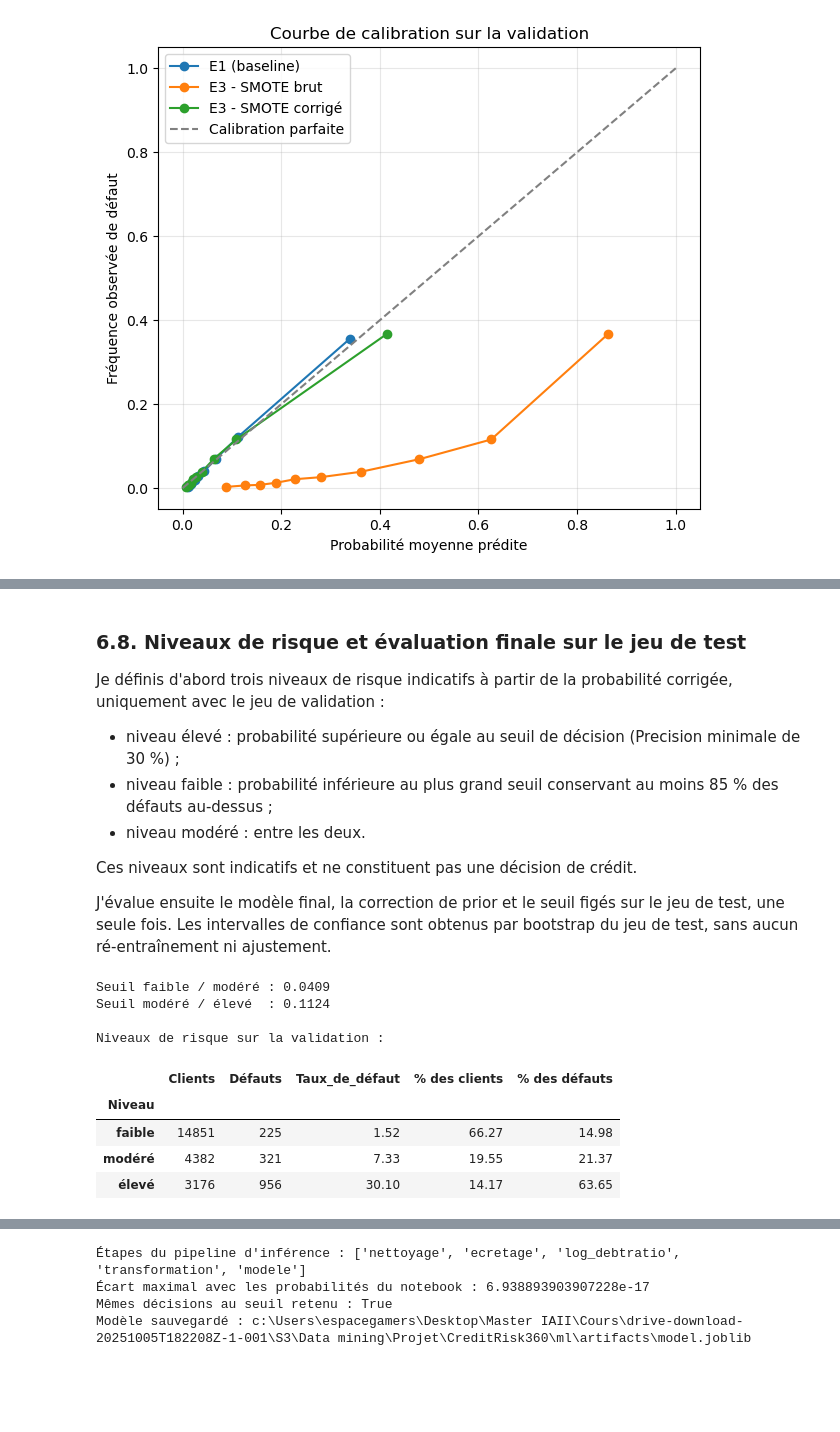
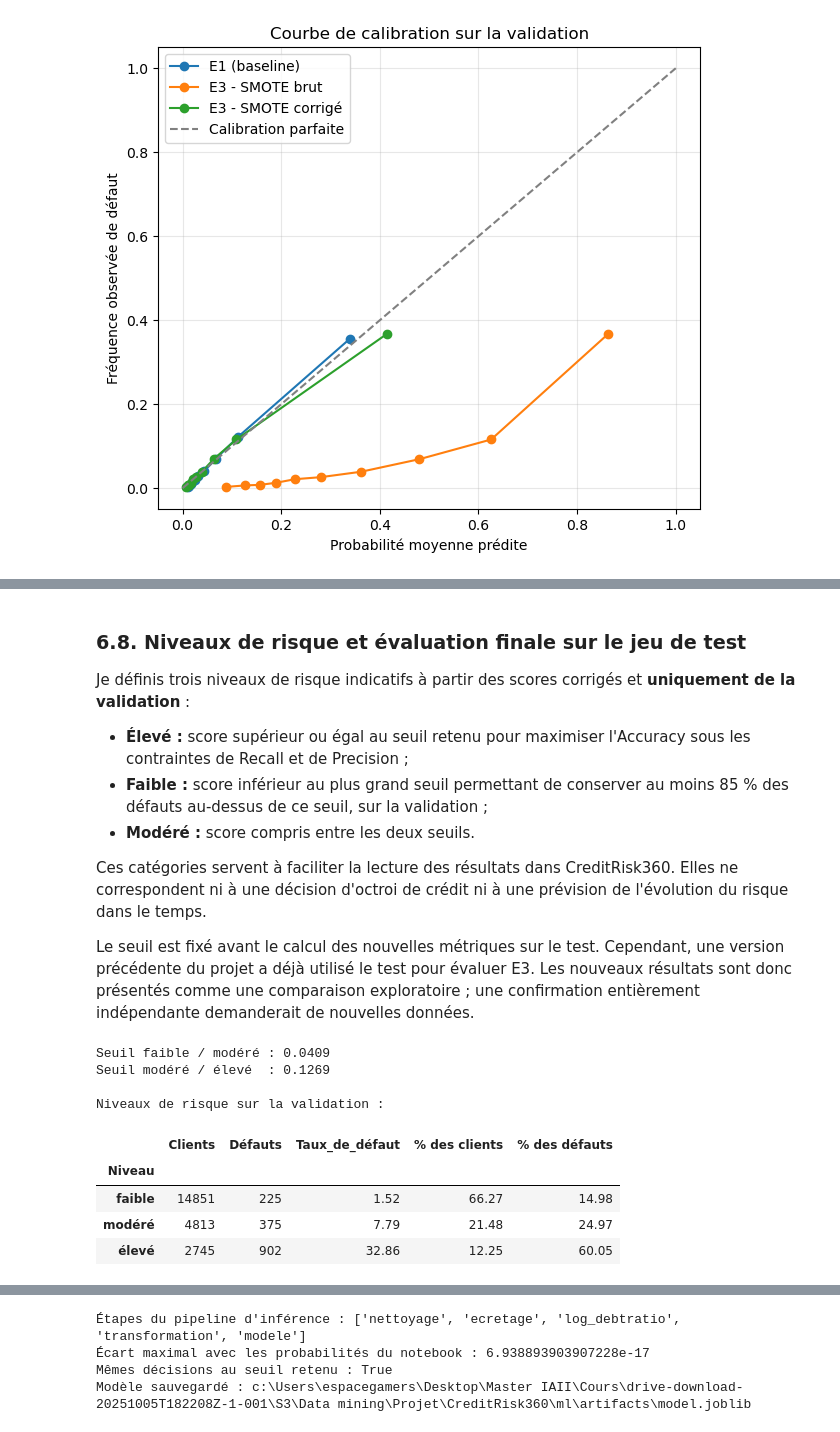
Before and after one commit to omarzinane1/CreditRisk360, a Jupyter notebook: notebooks/credit_scoring.ipynb, the cells around one changed output, grey strips where cells are left out. Drawn from its saved outputs; the diff is of its cells as text; code cells hidden in the pictures; blank space fills up the shorter version.

```diff
--- a/notebooks/credit_scoring.ipynb
+++ b/notebooks/credit_scoring.ipynb
@@ -4317,6 +4319,7 @@ RANDOM_STATE = 42
 # Stockage des modèles et des résultats pour la comparaison finale
 modeles = {}
 resultats_validation = []
+resultats_cv = {}
 
 
 def evaluer(modele, X, y, seuil=0.5, nom="Modèle"):
@@ -4392,6 +4395,7 @@ scores_cv = cross_validate(
              "Recall": "recall"},
     n_jobs=1
 )
+resultats_cv["E1 - Baseline"] = scores_cv
 print("Validation croisée sur le train (moyenne ± écart-type) :")
 for nom_metrique in ["Average Precision", "ROC-AUC", "Recall"]:
     valeurs = scores_cv["test_" + nom_metrique]
@@ -4771,3 +4807,17 @@ Seuil maximisant le F1 (validation) :
 | 0 | E1 - Baseline | 0.1711 | 0.4021 | 0.4774 | 0.4365 |
 | 1 | E2 - class_weight | 0.7361 | 0.3917 | 0.5186 | 0.4463 |
 | 2 | E3 - SMOTE | 0.7269 | 0.3832 | 0.5300 | 0.4448 |
+# %%
+# Résultats moyens des cinq plis de validation croisée sur le train
+lignes_cv = []
+for nom, scores in resultats_cv.items():
+    lignes_cv.append({
+        "Modèle": nom,
+        "Average Precision (moyenne)": scores["test_Average Precision"].mean(),
+        "AP (écart-type)": scores["test_Average Precision"].std(),
+        "ROC-AUC (moyenne)": scores["test_ROC-AUC"].mean(),
+        "ROC-AUC (écart-type)": scores["test_ROC-AUC"].std(),
+        "Recall à 0,5 (moyenne)": scores["test_Recall"].mean(),
+    })
+print("Validation croisée stratifiée (5 plis du train) :")
+display(pd.DataFrame(lignes_cv).set_index("Modèle").round(4))
@@ -4865,6 +4949,7 @@ Je fixe ensuite le seuil de décision sur la validation selon un critère décla
 # %%
 from sklearn.calibration import calibration_curve
 from sklearn.metrics import brier_score_loss
+from scipy.special import expit, logit
 
 # Modèle final : "E3 - SMOTE" ou "E2 - class_weight"
 MODELE_FINAL = "E3 - SMOTE"
@@ -4880,8 +4965,8 @@ print("Correction ajoutée au logit :", round(decalage, 3))
 
 # 2. Probabilités brutes et corrigées sur la validation
 z_final = modele_final.decision_function(X_val)
-proba_finale_brute = 1 / (1 + np.exp(-z_final))
-proba_finale_corrigee = 1 / (1 + np.exp(-(z_final + decalage)))
+proba_finale_brute = expit(z_final)
+proba_finale_corrigee = expit(z_final + decalage)
 proba_e1 = modeles["E1 - Baseline"].predict_proba(X_val)[:, 1]
 
 versions = {
@@ -5002,23 +5201,27 @@ D'après les résultats obtenus sur le jeu de validation, je remarque que :
 # %% [markdown]
 ### 6.8. Niveaux de risque et évaluation finale sur le jeu de test
 
-Je définis d'abord trois niveaux de risque indicatifs à partir de la probabilité corrigée, uniquement avec le jeu de validation :
-- niveau élevé : probabilité supérieure ou égale au seuil de décision (Precision minimale de 30 %) ;
-- niveau faible : probabilité inférieure au plus grand seuil conservant au moins 85 % des défauts au-dessus ;
-- niveau modéré : entre les deux.
+Je définis trois niveaux de risque indicatifs à partir des scores corrigés et **uniquement de la validation** :
 
-Ces niveaux sont indicatifs et ne constituent pas une décision de crédit.
+- **Élevé :** score supérieur ou égal au seuil retenu pour maximiser l'Accuracy sous les contraintes de Recall et de Precision ;
+- **Faible :** score inférieur au plus grand seuil permettant de conserver au moins 85 % des défauts au-dessus de ce seuil, sur la validation ;
+- **Modéré :** score compris entre les deux seuils.
 
-J'évalue ensuite le modèle final, la correction de prior et le seuil figés sur le jeu de test, une seule fois. Les intervalles de confiance sont obtenus par bootstrap du jeu de test, sans aucun ré-entraînement ni ajustement.
+Ces catégories servent à faciliter la lecture des résultats dans CreditRisk360. Elles ne correspondent ni à une décision d'octroi de crédit ni à une prévision de l'évolution du risque dans le temps.
+
+Le seuil est fixé avant le calcul des nouvelles métriques sur le test. Cependant, une version précédente du projet a déjà utilisé le test pour évaluer E3. Les nouveaux résultats sont donc présentés comme une comparaison exploratoire ; une confirmation entièrement indépendante demanderait de nouvelles données.
 # %%
-# Seuil haut : seuil de décision (Precision >= 30 %)
+# Seuil haut : seuil de décision retenu sur la validation
 SEUIL_ELEVE = SEUIL_DECISION
 
 # Seuil bas : plus grand seuil conservant au moins 85 % des défauts au-dessus
 RECALL_MIN_FAIBLE = 0.85
 _, rec_courbe, seuils_courbe = precision_recall_curve(y_val, proba_finale_corrigee)
 rec_courbe = rec_courbe[:-1]
-SEUIL_FAIBLE = float(seuils_courbe[rec_courbe >= RECALL_MIN_FAIBLE][-1])
+seuils_eligibles = seuils_courbe[rec_courbe >= RECALL_MIN_FAIBLE]
+assert len(seuils_eligibles) > 0, "Aucun seuil ne satisfait le Recall minimal."
+SEUIL_FAIBLE = float(seuils_eligibles[-1])
+assert SEUIL_FAIBLE < SEUIL_ELEVE, "Les seuils de risque doivent être ordonnés."
 
 print("Seuil faible / modéré :", round(SEUIL_FAIBLE, 4))
 print("Seuil modéré / élevé  :", round(SEUIL_ELEVE, 4))
@@ -5026,36 +5229,36 @@ print("Seuil modéré / élevé  :", round(SEUIL_ELEVE, 4))
 
 def niveau_risque(p, seuil_faible, seuil_eleve):
     return np.where(p >= seuil_eleve, "élevé",
                     np.where(p >= seuil_faible, "modéré", "faible"))
 
 
 def tableau_par_niveau(y, proba):
     df_n = pd.DataFrame({
         "Niveau": niveau_risque(proba, SEUIL_FAIBLE, SEUIL_ELEVE),
         "Défaut": np.asarray(y)
     })
     t = df_n.groupby("Niveau")["Défaut"].agg(
         Clients="count", Défauts="sum", Taux_de_défaut="mean"
     )
     t = t.reindex(["faible", "modéré", "élevé"])
     t["% des clients"] = t["Clients"] / t["Clients"].sum() * 100
     t["% des défauts"] = t["Défauts"] / t["Défauts"].sum() * 100
     t["Taux_de_défaut"] = t["Taux_de_défaut"] * 100
     return t
 
 
 print("\nNiveaux de risque sur la validation :")
 display(tableau_par_niveau(y_val, proba_finale_corrigee).round(2))
 # %% [output]
 Seuil faible / modéré : 0.0409
-Seuil modéré / élevé  : 0.1124
+Seuil modéré / élevé  : 0.1269
 
 Niveaux de risque sur la validation :
 |  | Clients | Défauts | Taux_de_défaut | % des clients | % des défauts |
 | Niveau |  |  |  |  |  |
 | faible | 14851 | 225 | 1.52 | 66.27 | 14.98 |
-| modéré | 4382 | 321 | 7.33 | 19.55 | 21.37 |
-| élevé | 3176 | 956 | 30.10 | 14.17 | 63.65 |
+| modéré | 4813 | 375 | 7.79 | 21.48 | 24.97 |
+| élevé | 2745 | 902 | 32.86 | 12.25 | 60.05 |
 # %%
 from sklearn.metrics import accuracy_score, roc_auc_score, confusion_matrix
 
```
Also changed, not shown: parts of 26 cells of this notebook, 7 other files.
